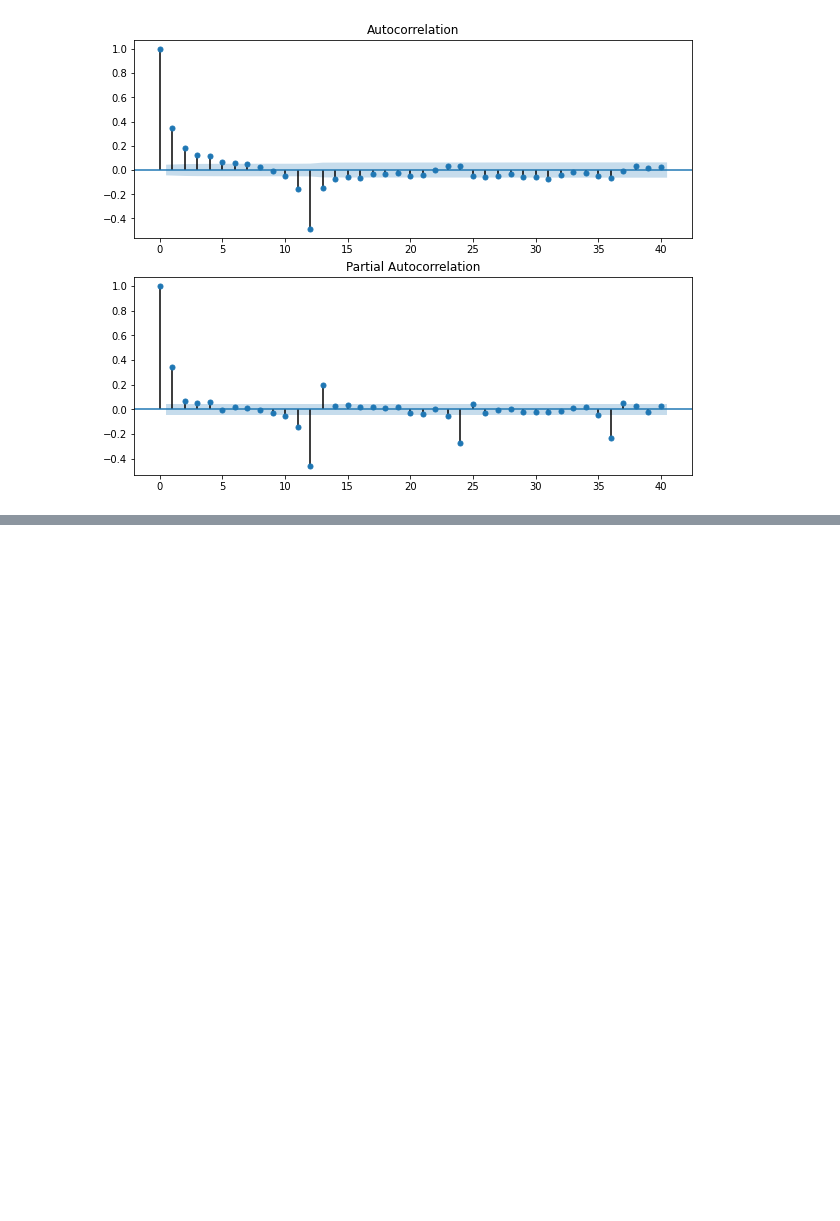
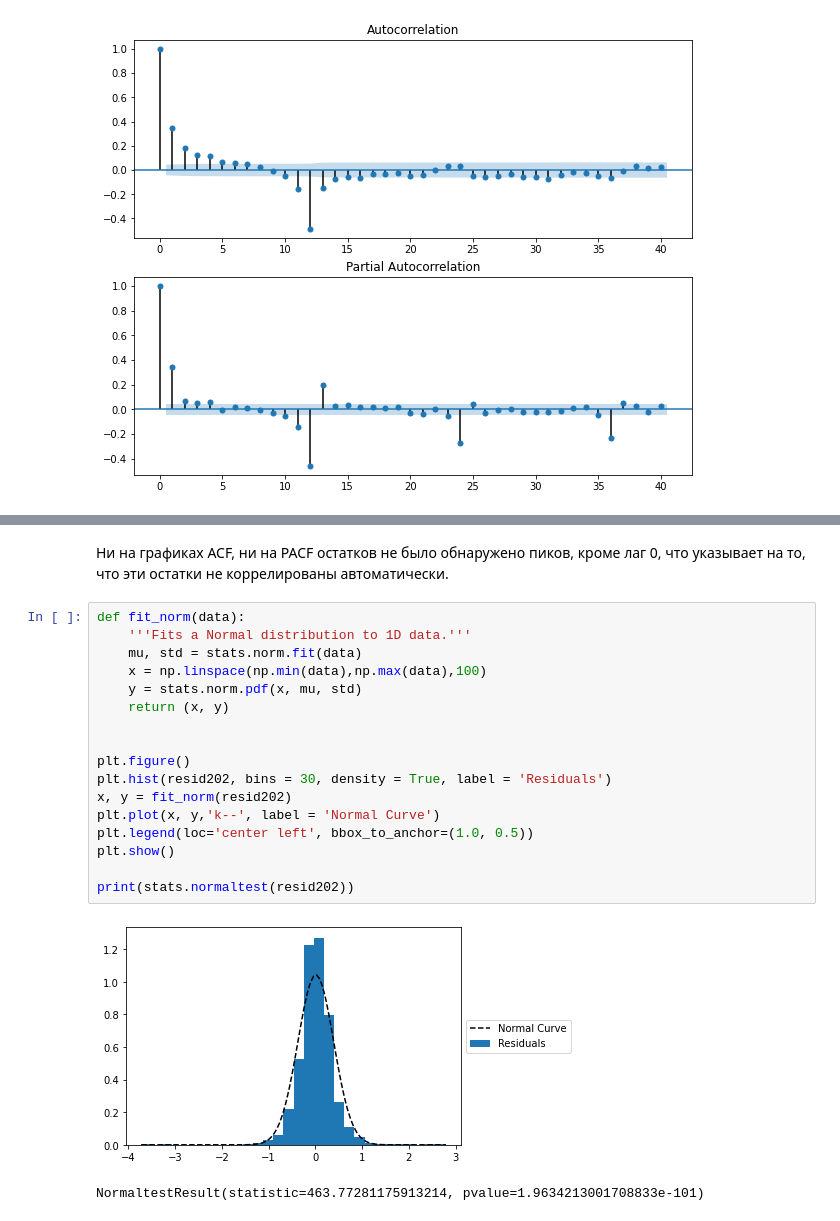
Before and after one commit to SizovaDarya708/ClimateChange, a Jupyter notebook: Climate Change Project.ipynb, the cells around one changed output, grey strips where cells are left out. Cells and saved outputs as stored; diff of their text form; blank space fills up the shorter version.

```diff
--- a/Climate Change Project.ipynb
+++ b/Climate Change Project.ipynb
@@ -363,0 +448,23 @@ fig = sm.graphics.tsa.plot_pacf(temp_diff12, lags=40, ax=ax2)
+# %% [markdown]
+
+Ни на графиках ACF, ни на PACF остатков не было обнаружено пиков, кроме лаг 0, что указывает на то, что эти остатки не коррелированы автоматически.
+# %%
+def fit_norm(data):
+    '''Fits a Normal distribution to 1D data.'''
+    mu, std = stats.norm.fit(data)
+    x = np.linspace(np.min(data),np.max(data),100)
+    y = stats.norm.pdf(x, mu, std)
+    return (x, y)
+
+
+plt.figure()
+plt.hist(resid202, bins = 30, density = True, label = 'Residuals')
+x, y = fit_norm(resid202)
+plt.plot(x, y,'k--', label = 'Normal Curve')
+plt.legend(loc='center left', bbox_to_anchor=(1.0, 0.5))
+plt.show()
+
+print(stats.normaltest(resid202))
+# %% [output]
+[figure, added]
+NormaltestResult(statistic=463.77281175913214, pvalue=1.9634213001708833e-101)
```
Also changed, not shown: parts of 15 cells of this notebook.
